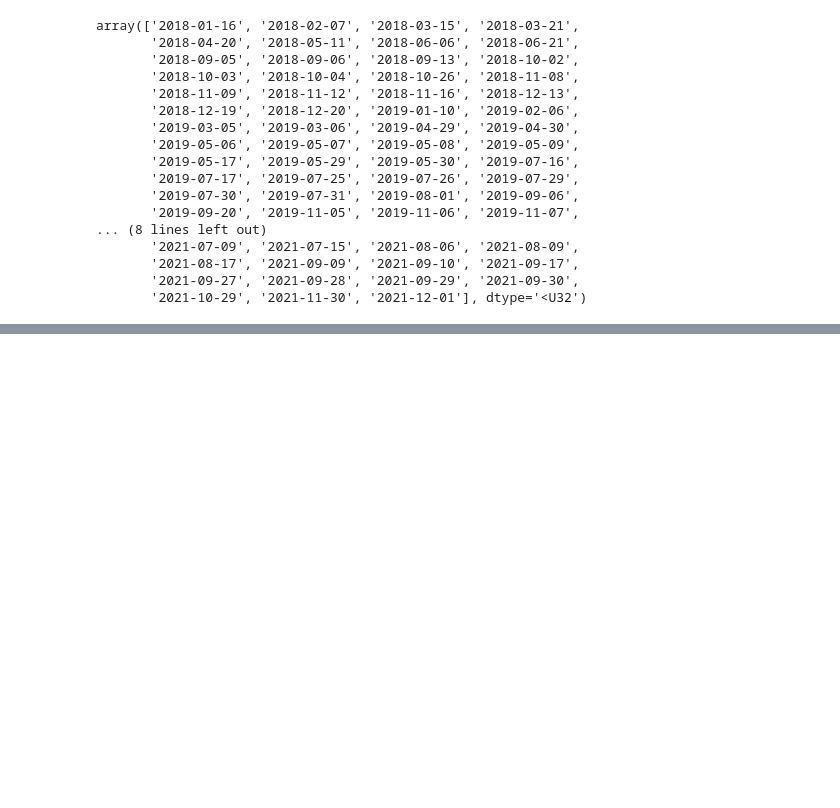
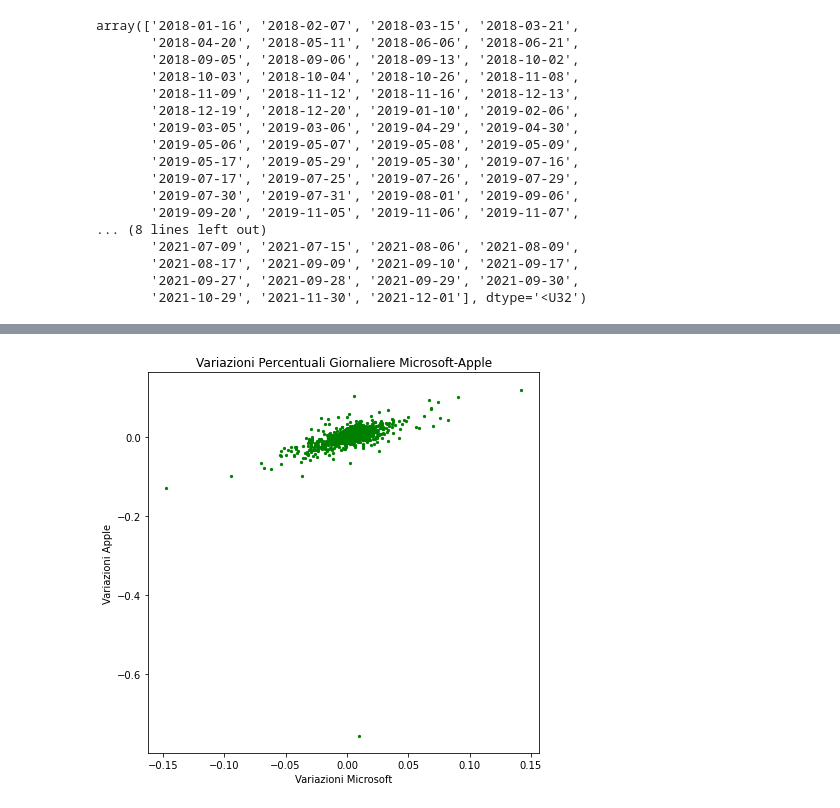
Before and after one commit to NicoloMaffi/MICRO_5BROB, a Jupyter notebook: notebook-esercizi-numpy.ipynb, the cells around one changed output, grey strips where cells are left out. Saved outputs shown, nothing was run; the diff lists cells and outputs as text; code cells hidden in the pictures; blank space fills up the shorter version.

```diff
--- a/notebook-esercizi-numpy.ipynb
+++ b/notebook-esercizi-numpy.ipynb
@@ -607,0 +626,11 @@ plt.show()
+# %%
+#Se MS sale allora anche APL sale
+
+fig, ax = plt.subplots(figsize=(7, 7))
+ax.scatter(dati["MSFT%"], dati["AAPL%"], color="green", s=5.0)
+ax.set_title("Variazioni Percentuali Giornaliere Microsoft-Apple")
+ax.set_xlabel("Variazioni Microsoft")
+ax.set_ylabel("Variazioni Apple")
+plt.show()
+# %% [output]
+[figure, added]
```
Also changed, not shown: parts of 11 cells of this notebook.
